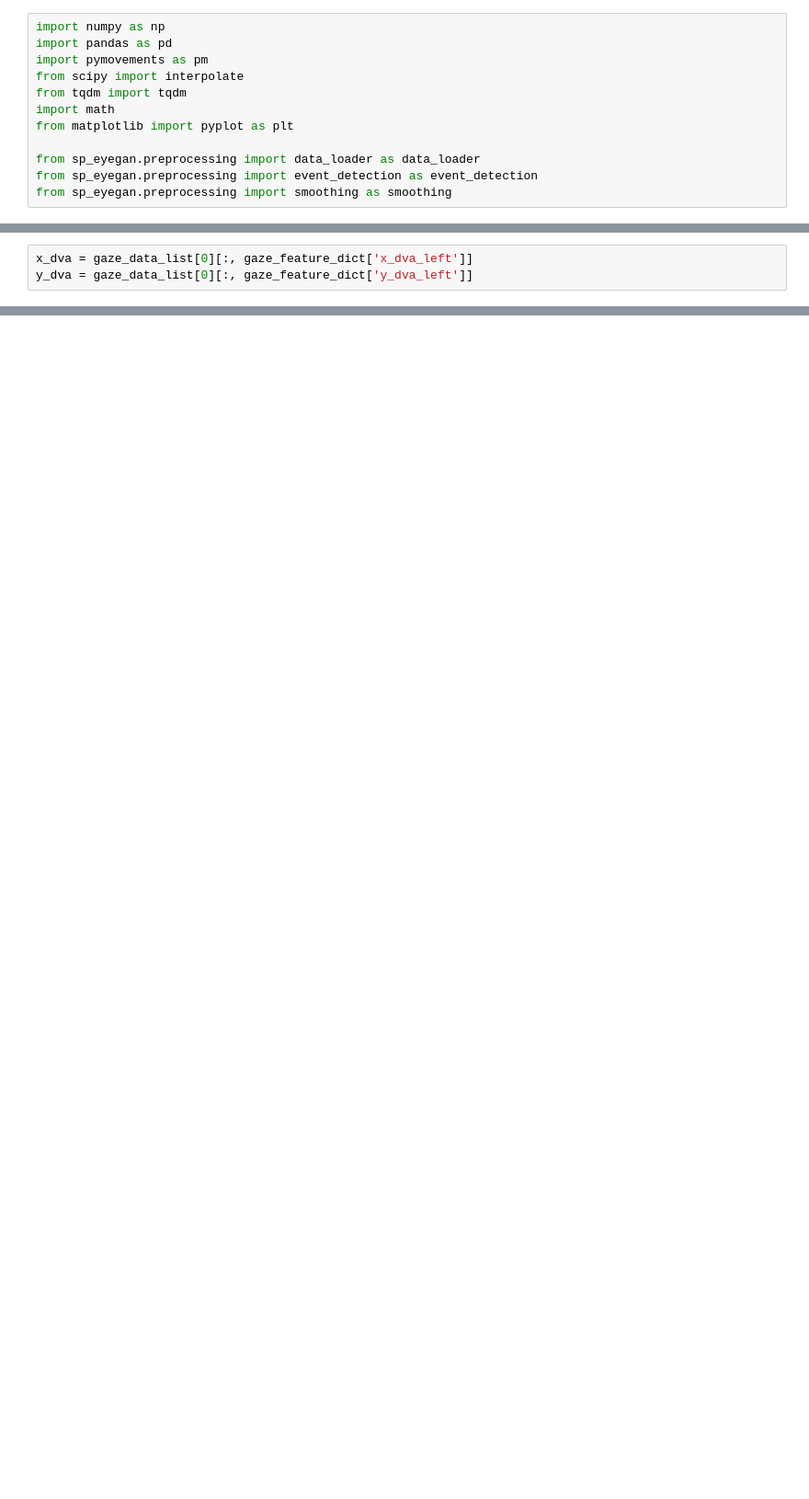
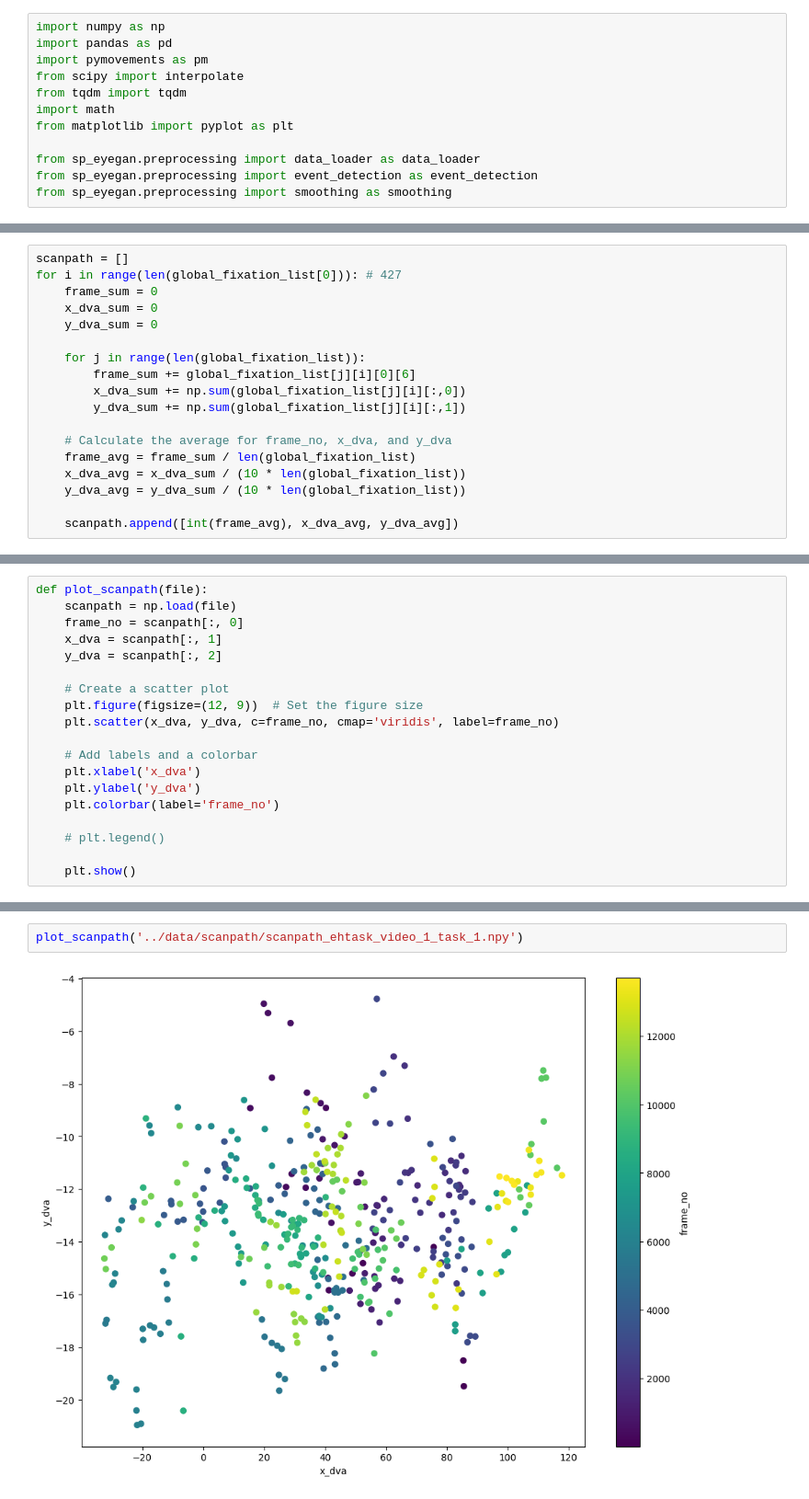
Before and after one commit to rghv96/sp-eyegan, a Jupyter notebook: notebooks/test3.ipynb, the cells around one changed output, grey strips where cells are left out. Shown at 92% size. Saved outputs shown, nothing was run; the diff lists cells and outputs as text; blank space fills up the shorter version.

```diff
--- a/notebooks/test3.ipynb
+++ b/notebooks/test3.ipynb
@@ -24,3 +19,0 @@ gdl.shape
-# %%
-x_dva = gaze_data_list[0][:, gaze_feature_dict['x_dva_left']]
-y_dva = gaze_data_list[0][:, gaze_feature_dict['y_dva_left']]
@@ -184,0 +249,18 @@ int(np.floor((1000 / 1000.) * 100))
+# %%
+scanpath = []
+for i in range(len(global_fixation_list[0])): # 427
+    frame_sum = 0
+    x_dva_sum = 0
+    y_dva_sum = 0
+
+    for j in range(len(global_fixation_list)):
+        frame_sum += global_fixation_list[j][i][0][6]
+        x_dva_sum += np.sum(global_fixation_list[j][i][:,0])
+        y_dva_sum += np.sum(global_fixation_list[j][i][:,1])
+
+    # Calculate the average for frame_no, x_dva, and y_dva
+    frame_avg = frame_sum / len(global_fixation_list)
+    x_dva_avg = x_dva_sum / (10 * len(global_fixation_list))
+    y_dva_avg = y_dva_sum / (10 * len(global_fixation_list))
+
+    scanpath.append([int(frame_avg), x_dva_avg, y_dva_avg])
@@ -184,0 +270,19 @@ int(np.floor((1000 / 1000.) * 100))
+# %%
+def plot_scanpath(file):
+    scanpath = np.load(file)
+    frame_no = scanpath[:, 0]
+    x_dva = scanpath[:, 1]
+    y_dva = scanpath[:, 2]
+
+    # Create a scatter plot
+    plt.figure(figsize=(12, 9))  # Set the figure size
+    plt.scatter(x_dva, y_dva, c=frame_no, cmap='viridis', label=frame_no)
+
+    # Add labels and a colorbar
+    plt.xlabel('x_dva')
+    plt.ylabel('y_dva')
+    plt.colorbar(label='frame_no')
+
+    # plt.legend()
+
+    plt.show()
@@ -184,0 +350,4 @@ int(np.floor((1000 / 1000.) * 100))
+# %%
+plot_scanpath('../data/scanpath/scanpath_ehtask_video_1_task_1.npy')
+# %% [output]
+[figure, added]
```
Also changed, not shown: parts of 27 cells of this notebook, 10 other files.
